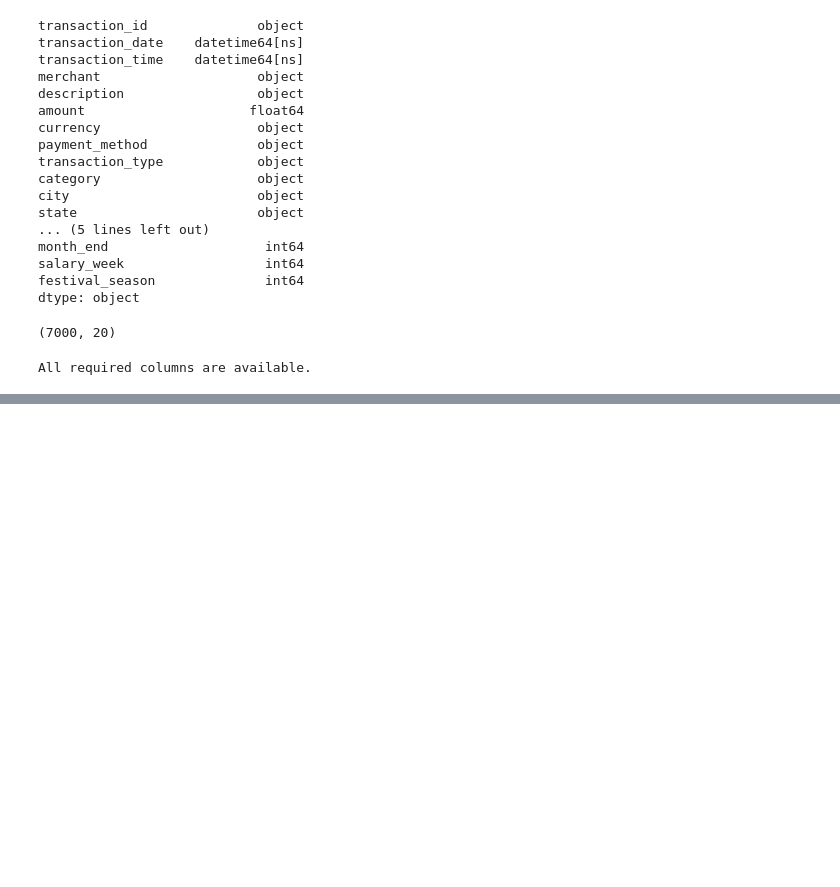
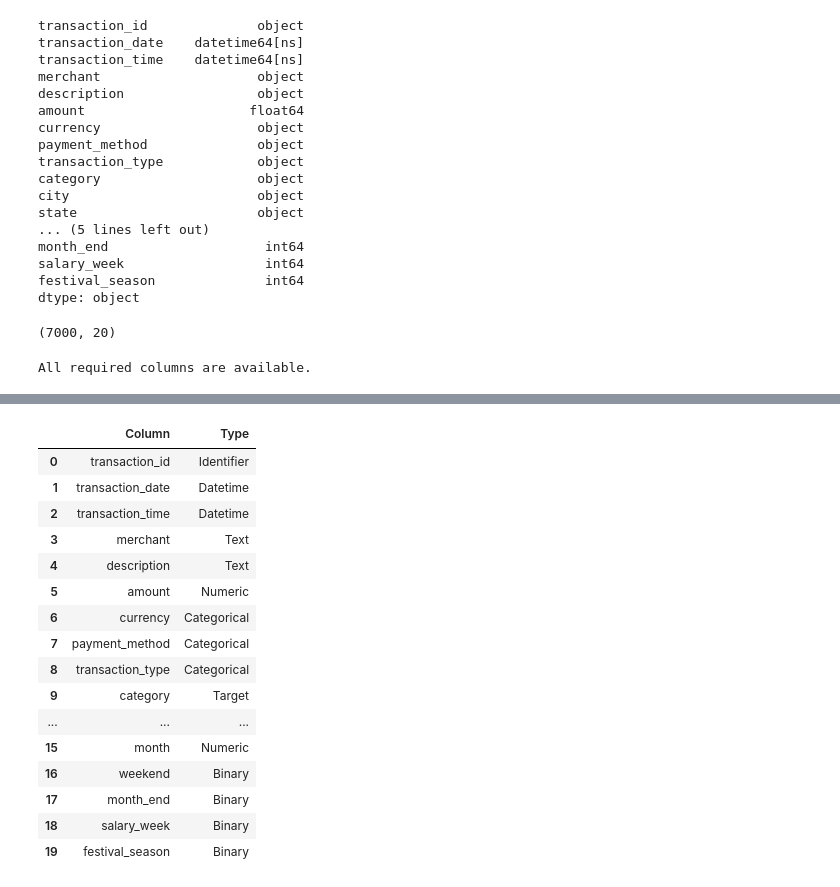
Before and after one commit to SatheMonika04/AI-Financial-Wellness-Coach, a Jupyter notebook: Feature_Engineering/feature_engineering_m.ipynb, the cells around one changed output, grey strips where cells are left out. Saved outputs shown, nothing was run; the diff lists cells and outputs as text; code cells hidden in the pictures; blank space fills up the shorter version.

```diff
--- a/Feature_Engineering/feature_engineering_m.ipynb
+++ b/Feature_Engineering/feature_engineering_m.ipynb
@@ -139,0 +196,46 @@ All required columns are available.
+# %%
+feature_plan = pd.DataFrame({
+    "Column": df.columns,
+    "Type": [
+        "Identifier",
+        "Datetime",
+        "Datetime",
+        "Text",
+        "Text",
+        "Numeric",
+        "Categorical",
+        "Categorical",
+        "Categorical",
+        "Target",
+        "Categorical",
+        "Categorical",
+        "Categorical",
+        "Numeric",
+        "Numeric",
+        "Numeric",
+        "Binary",
+        "Binary",
+        "Binary",
+        "Binary"
+    ]
+})
+
+feature_plan
+# %% [output]
+|  | Column | Type |
+| 0 | transaction_id | Identifier |
+| 1 | transaction_date | Datetime |
+| 2 | transaction_time | Datetime |
+| 3 | merchant | Text |
+| 4 | description | Text |
+| 5 | amount | Numeric |
+| 6 | currency | Categorical |
+| 7 | payment_method | Categorical |
+| 8 | transaction_type | Categorical |
+| 9 | category | Target |
+| ... | ... | ... |
+| 15 | month | Numeric |
+| 16 | weekend | Binary |
+| 17 | month_end | Binary |
+| 18 | salary_week | Binary |
+| 19 | festival_season | Binary |
```
Also changed, not shown: parts of 9 cells of this notebook, 2 other files.
